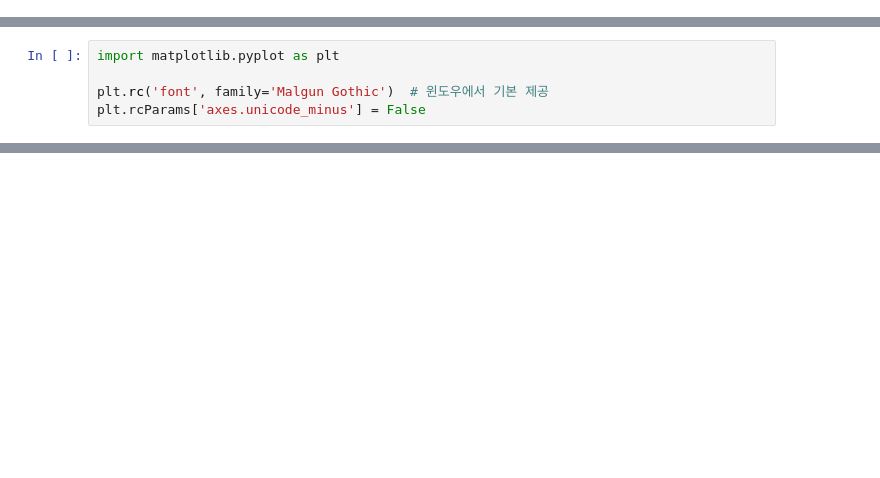
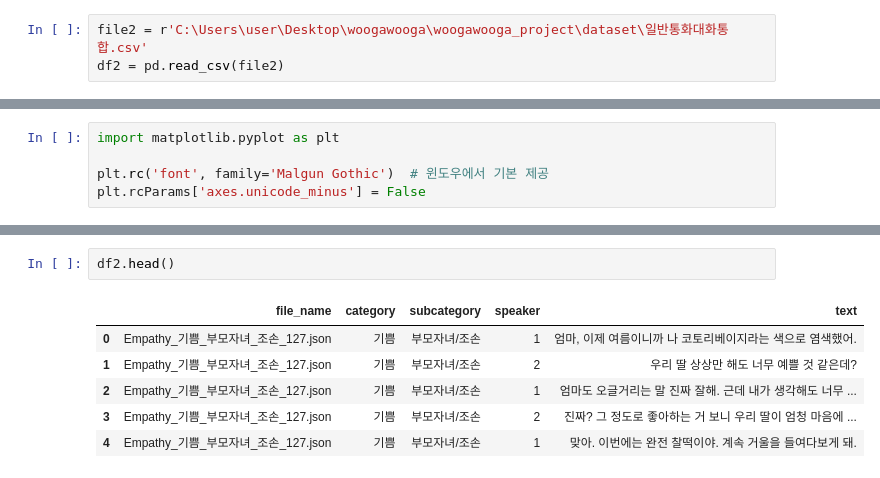
Before and after one commit to kwj903/woogawooga_project, a Jupyter notebook: dataset_create/Yongjae/Youngjae_1_text_stats.ipynb, the cells around one changed output, grey strips where cells are left out. Cells and saved outputs as stored; diff of their text form; blank space fills up the shorter version.

```diff
--- a/dataset_create/Yongjae/Youngjae_1_text_stats.ipynb
+++ b/dataset_create/Yongjae/Youngjae_1_text_stats.ipynb
@@ -20,0 +14,3 @@ df1.head()
+# %%
+file2 = r'C:\Users\user\Desktop\woogawooga\woogawooga_project\dataset\일반통화대화통합.csv'
+df2 = pd.read_csv(file2)
@@ -123,0 +155,9 @@ plt.show()
+# %%
+df2.head()
+# %% [output]
+|  | file_name | category | subcategory | speaker | text |
+| 0 | Empathy_기쁨_부모자녀_조손_127.json | 기쁨 | 부모자녀/조손 | 1 | 엄마, 이제 여름이니까 나 코토리베이지라는 색으로 염색했어. |
+| 1 | Empathy_기쁨_부모자녀_조손_127.json | 기쁨 | 부모자녀/조손 | 2 | 우리 딸 상상만 해도 너무 예쁠 것 같은데? |
+| 2 | Empathy_기쁨_부모자녀_조손_127.json | 기쁨 | 부모자녀/조손 | 1 | 엄마도 오글거리는 말 진짜 잘해. 근데 내가 생각해도 너무 ... |
+| 3 | Empathy_기쁨_부모자녀_조손_127.json | 기쁨 | 부모자녀/조손 | 2 | 진짜? 그 정도로 좋아하는 거 보니 우리 딸이 엄청 마음에 ... |
+| 4 | Empathy_기쁨_부모자녀_조손_127.json | 기쁨 | 부모자녀/조손 | 1 | 맞아. 이번에는 완전 찰떡이야. 계속 거울을 들여다보게 돼. |
```
Also changed, not shown: parts of 29 cells of this notebook, 4 other files.
